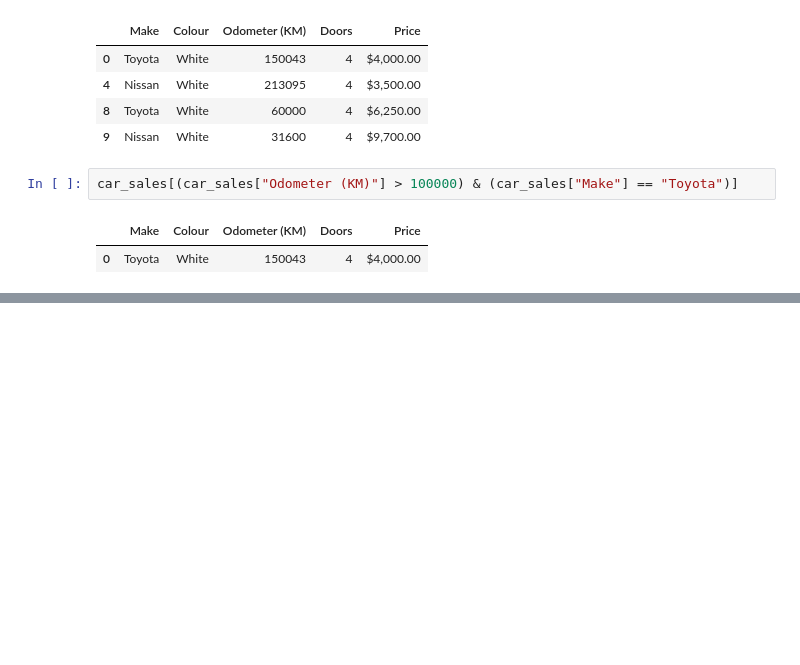
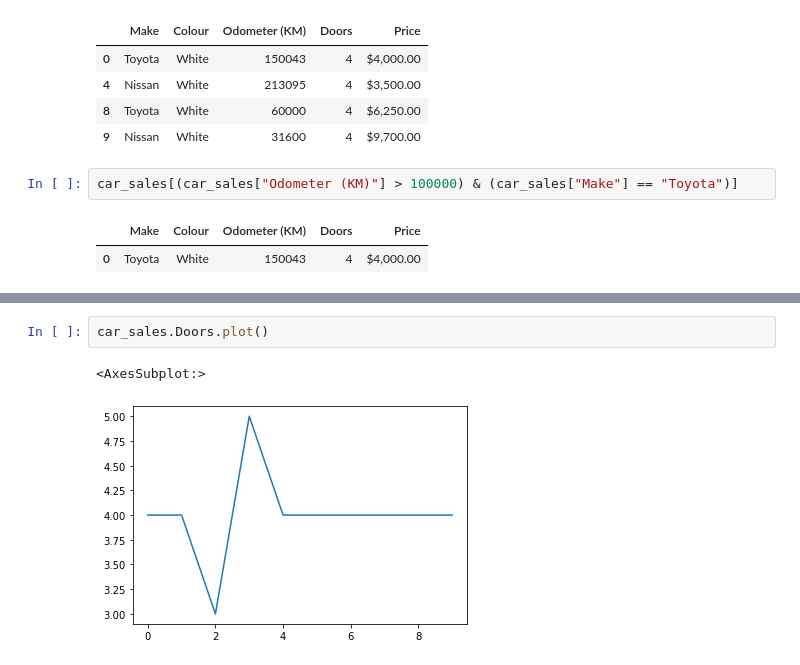
Before and after one commit to edwardsmoses/first-machine-learning-project, a Jupyter notebook: learningPandas.ipynb, the cells around one changed output, grey strips where cells are left out. Drawn from its saved outputs; the diff is of its cells as text; blank space fills up the shorter version.

```diff
--- a/learningPandas.ipynb
+++ b/learningPandas.ipynb
@@ -559,0 +645,5 @@ car_sales[(car_sales["Odometer (KM)"] > 100000) & (car_sales["Make"] == "Toyota"
+# %%
+car_sales.Doors.plot()
+# %% [output]
+<AxesSubplot:>
+[figure, added]
```
Also changed, not shown: parts of 15 cells of this notebook.
